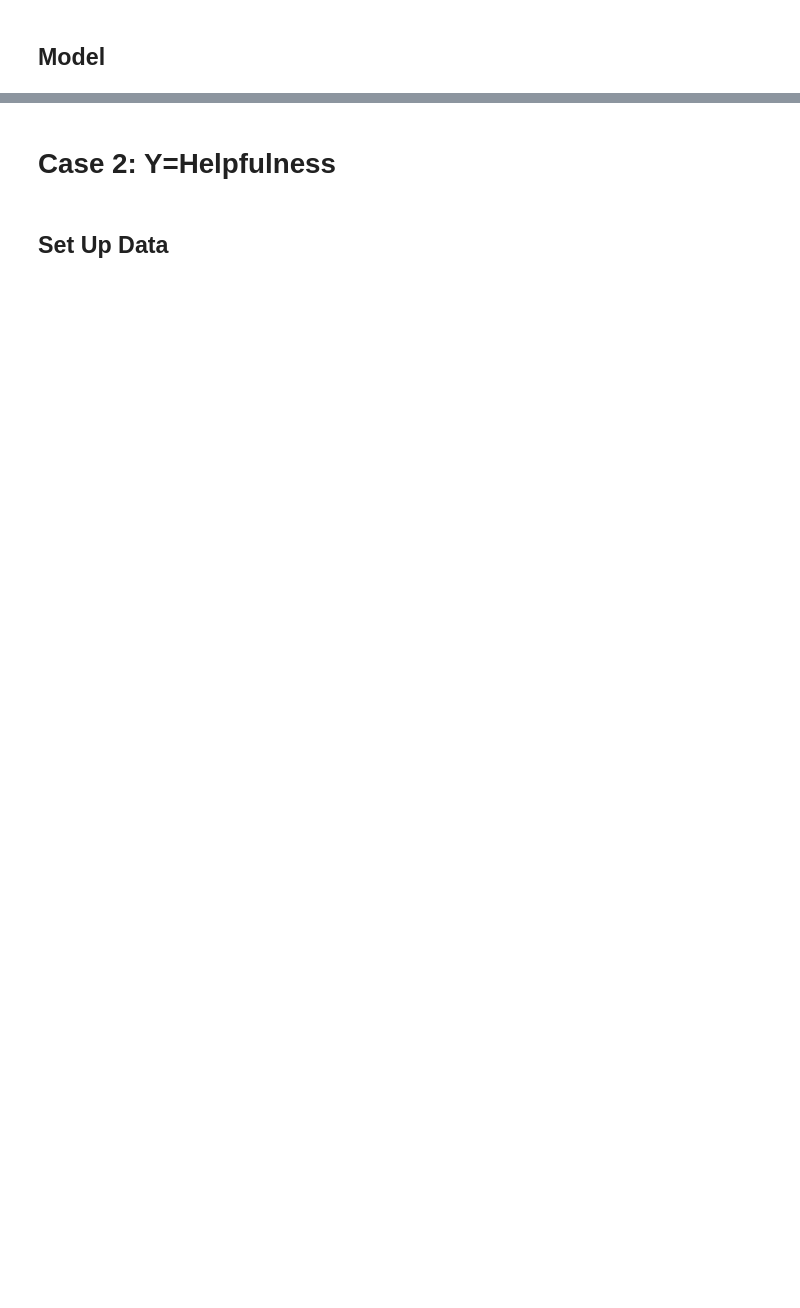
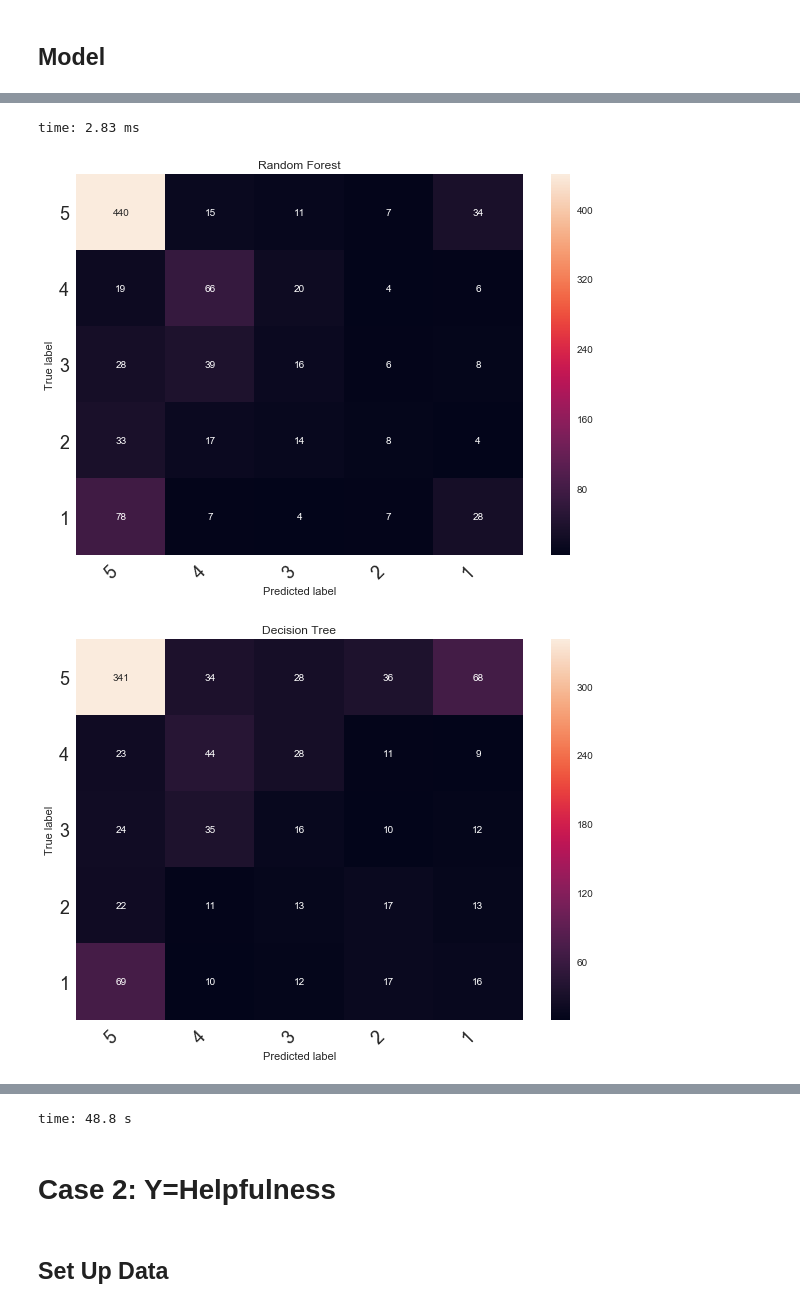
Before and after one commit to mayamadhavan/projects, a Jupyter notebook: project_fletcher/sentiment_analysis_fenty.ipynb, the cells around one changed output, grey strips where cells are left out. Cells and saved outputs as stored; diff of their text form; code cells hidden in the pictures; blank space fills up the shorter version.

```diff
--- a/project_fletcher/sentiment_analysis_fenty.ipynb
+++ b/project_fletcher/sentiment_analysis_fenty.ipynb
@@ -151,0 +157,28 @@ time: 788 ms
+# %%
+from sklearn.metrics import confusion_matrix
+def print_confusion_matrix(confusion_matrix, model, class_names, figsize = (10,7), fontsize=18):
+    df_cm = pd.DataFrame(
+        confusion_matrix, index=class_names, columns=class_names,
+    )
+    fig = plt.figure(figsize=figsize)
+    try:
+        heatmap = sns.heatmap(df_cm, annot=True, fmt="d")
+    except ValueError:
+        raise ValueError("Confusion matrix values must be integers.")
+    heatmap.yaxis.set_ticklabels(heatmap.yaxis.get_ticklabels(), rotation=0, ha='right', fontsize=fontsize)
+    heatmap.xaxis.set_ticklabels(heatmap.xaxis.get_ticklabels(), rotation=45, ha='right', fontsize=fontsize)
+    plt.ylabel('True label')
+    plt.xlabel('Predicted label')
+    plt.title(model)
+    return fig
+# %% [output]
+time: 2.83 ms
+# %%
+for  clf,  name in  zip(models,  model_names):
+    clf.fit(X_resampled.toarray(), y_resampled)
+    predictions = clf.predict(X_test.toarray())
+    conf_mat = confusion_matrix(y_true=y_test, y_pred=predictions)
+    cm = print_confusion_matrix(conf_mat, name, ['5', '4', '3', '2', '1'])
+# %% [output]
+[figure, added]
+[figure, added]
@@ -152,3 +189,4 @@ time: 788 ms
+time: 48.8 s
 # %% [markdown]
 # Case 2: Y=Helpfulness
 # %% [markdown]
```
Also changed, not shown: parts of 35 cells of this notebook, 2 other files.
